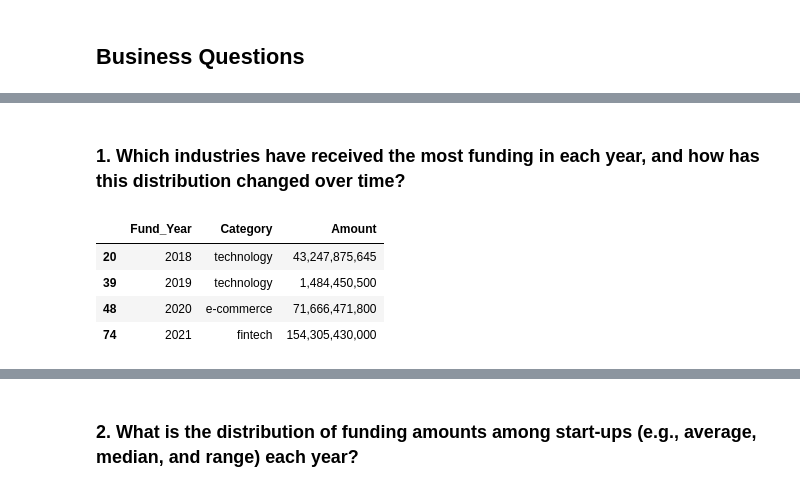
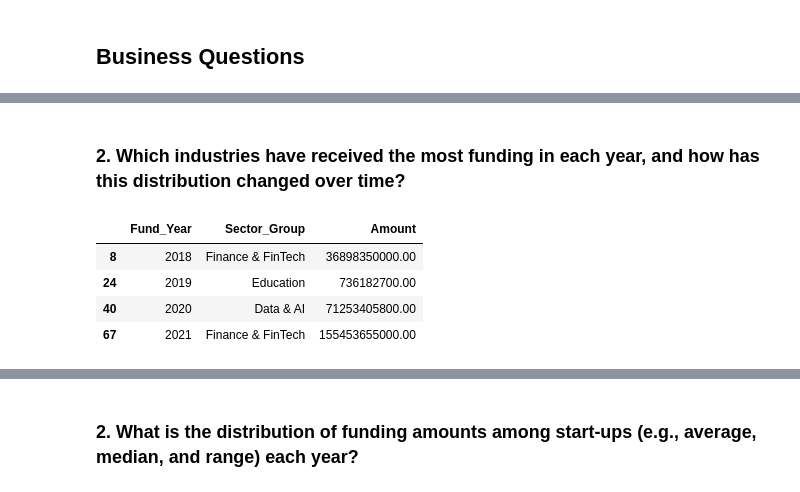
Before and after one commit to elishastanley/Indian-Start-up-Funding-Analysis-2018-2021, a Jupyter notebook: notebook/main.ipynb, the cells around one changed output, grey strips where cells are left out. Drawn from its saved outputs; the diff is of its cells as text; code cells hidden in the pictures.

```diff
--- a/notebook/main.ipynb
+++ b/notebook/main.ipynb
@@ -648,22 +715,23 @@ plt.show()
 # %% [markdown]
-### 1. Which industries have received the most funding in each year, and how has this distribution changed over time?
+### 2. Which industries have received the most funding in each year, and how has this distribution changed over time?
 # %%
-# Grouping the data by Fund_Year and Category, and sum the Amount for each group
-funding_by_year_category = data.groupby(['Fund_Year', 'Category'])[
-    'Amount'].sum().reset_index()
+# Aggregate the total funding for each sector group by year
+funding_by_sector_year = data.groupby(
+    ['Fund_Year', 'Sector_Group'])['Amount'].sum().reset_index()
 
-# Finding the category with the maximum funding for each year
-max_funding_by_year = funding_by_year_category.loc[funding_by_year_category.groupby(
+# Identify the sector with the highest funding in each year
+max_funding_by_year = funding_by_sector_year.loc[funding_by_sector_year.groupby(
     'Fund_Year')['Amount'].idxmax()]
 
-# Formatting the Amount column to not use scientific notation
-max_funding_by_year['Amount'] = max_funding_by_year['Amount'].apply(lambda x: f"{
-                                                                    x:,.0f}")
+funding_by_sector_year['Amount'] = funding_by_sector_year['Amount'].apply(
+    lambda x: '{:.2f}'.format(x))
+max_funding_by_year['Amount'] = max_funding_by_year['Amount'].apply(
+    lambda x: '{:.2f}'.format(x))
 
 max_funding_by_year
 # %% [output]
-|  | Fund_Year | Category | Amount |
-| 20 | 2018 | technology | 43,247,875,645 |
-| 39 | 2019 | technology | 1,484,450,500 |
-| 48 | 2020 | e-commerce | 71,666,471,800 |
-| 74 | 2021 | fintech | 154,305,430,000 |
+|  | Fund_Year | Sector_Group | Amount |
+| 8 | 2018 | Finance & FinTech | 36898350000.00 |
+| 24 | 2019 | Education | 736182700.00 |
+| 40 | 2020 | Data & AI | 71253405800.00 |
+| 67 | 2021 | Finance & FinTech | 155453655000.00 |
```
Also changed, not shown: parts of 26 cells of this notebook.
